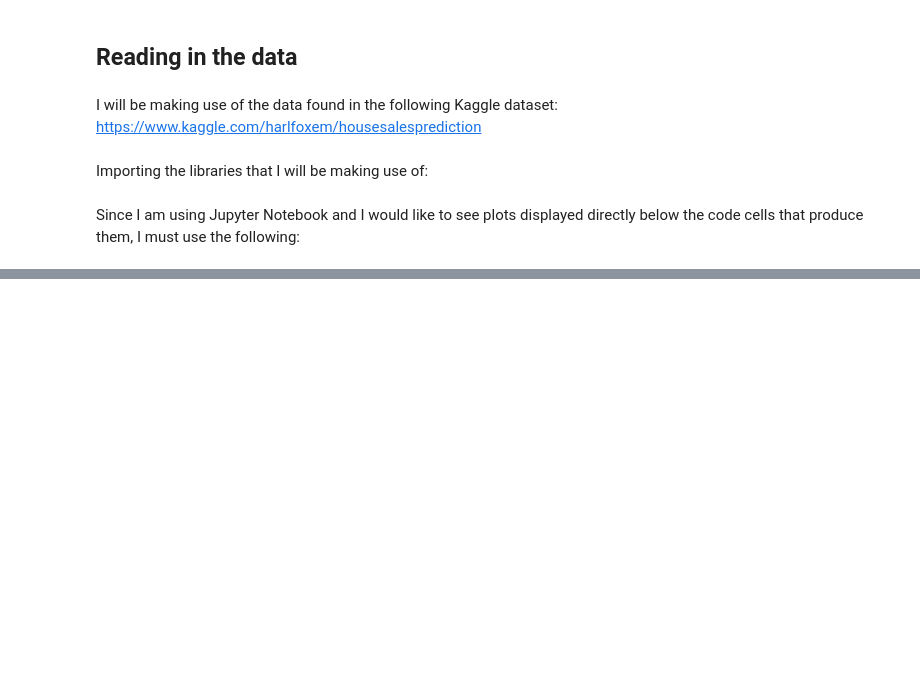
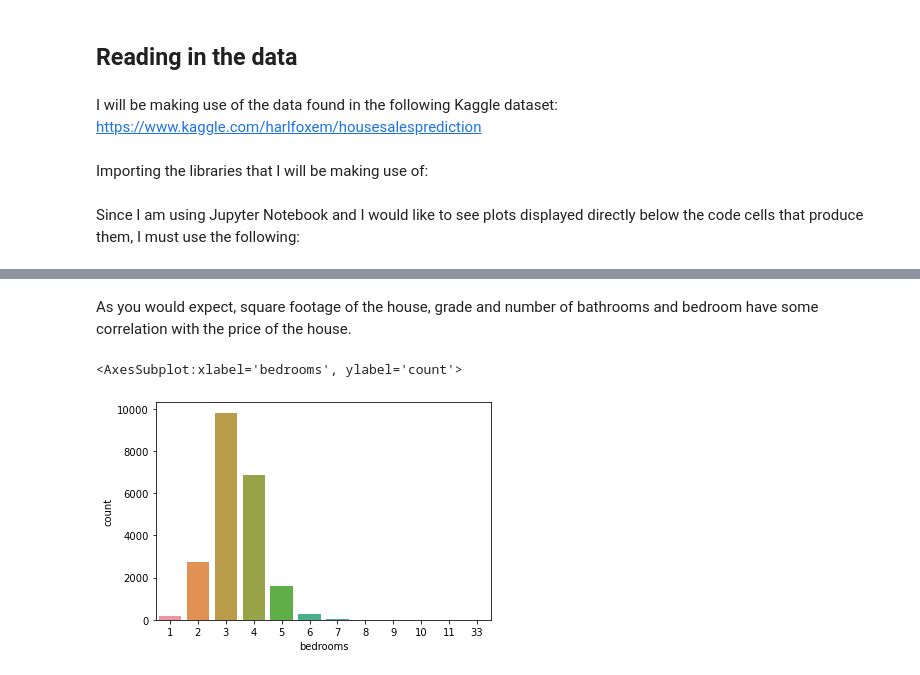
Before and after one commit to pritzp33/housing_TensorFlow_regression, a Jupyter notebook: KC Housing - TensorFlow Regression.ipynb, the cells around one changed output, grey strips where cells are left out. Cells and saved outputs as stored; diff of their text form; code cells hidden in the pictures; blank space fills up the shorter version.

Commit message:
Initial data visualisation

```diff
--- a/KC Housing - TensorFlow Regression.ipynb
+++ b/KC Housing - TensorFlow Regression.ipynb
@@ -18 +20,3 @@ Since I am using Jupyter Notebook and I would like to see plots displayed direct
+# %%
+df = pd.read_csv('kc_house_data.csv')
 # %% [markdown]
@@ -19,0 +127,7 @@ The data contains information on over 21,000 houses sold in the King County area
+# %% [markdown]
+As you would expect, square footage of the house, grade and number of bathrooms and bedroom have some correlation with the price of the house.
+# %%
+sns.countplot(df['bedrooms'])
+# %% [output]
+<AxesSubplot:xlabel='bedrooms', ylabel='count'>
+[figure, added]
```
Also changed, not shown: parts of 21 cells of this notebook.
